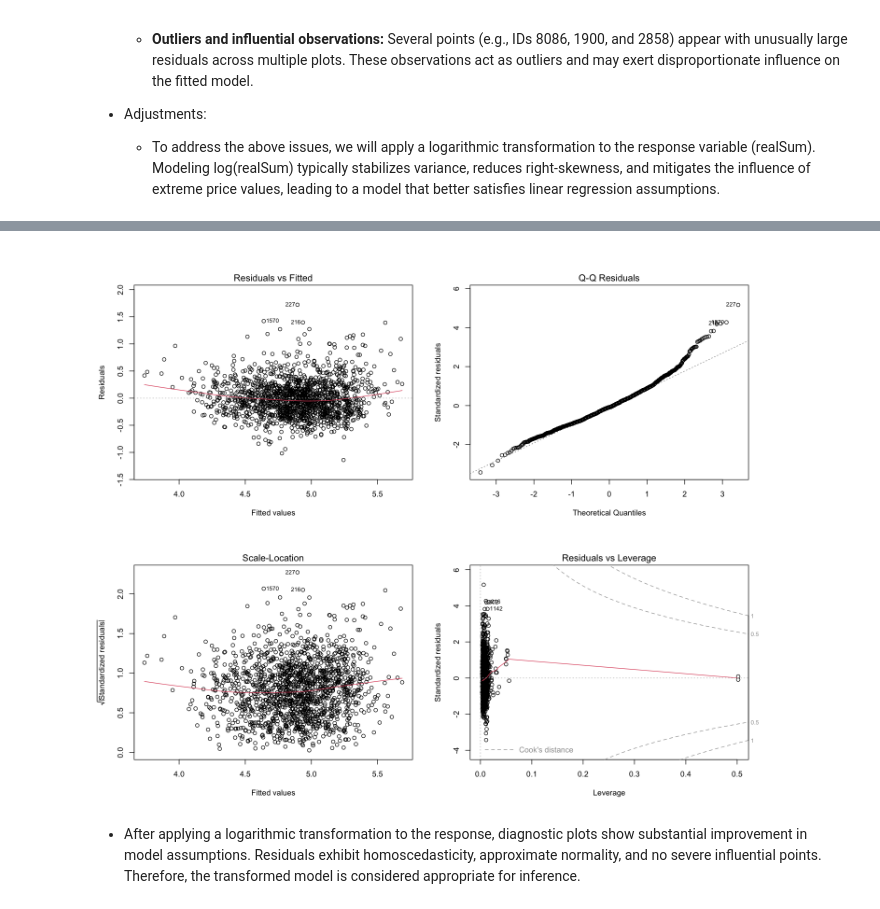
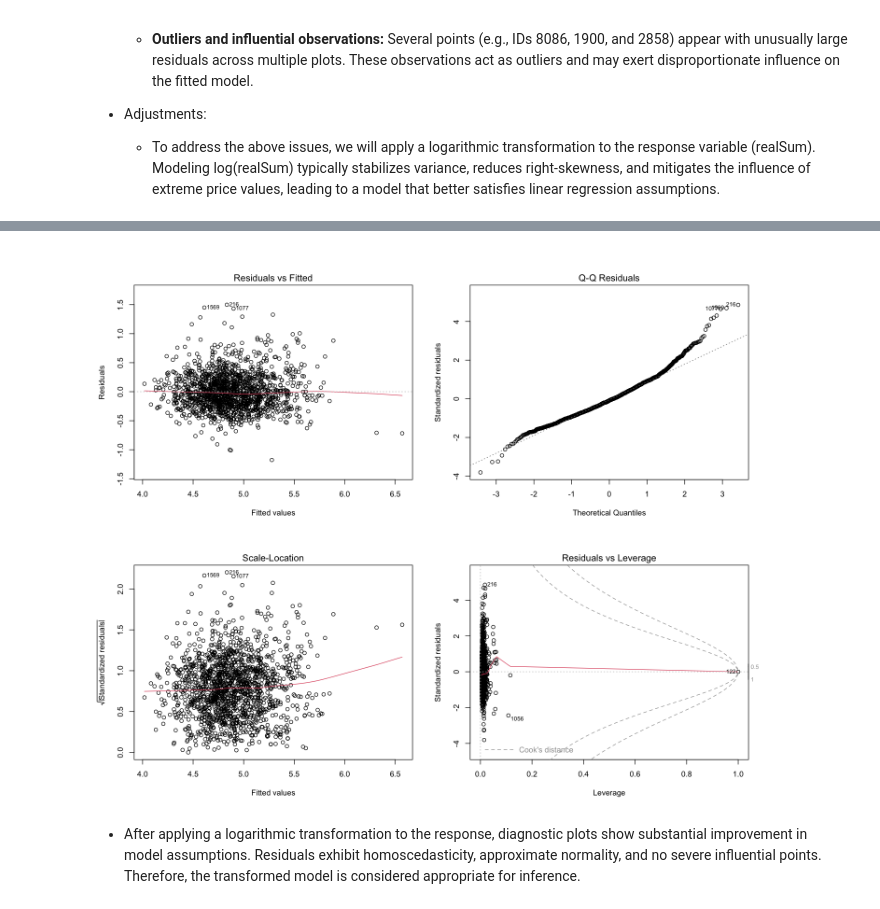
Before and after one commit to XH-DP3/STAT-301-Project-Final-Report---Group-33, a Jupyter notebook: Group 33 Final Report.ipynb, the cells around one changed output, grey strips where cells are left out. Drawn from its saved outputs; the diff is of its cells as text; code cells hidden in the pictures.

Commit message:
Update transformed full model

```diff
--- a/Group 33 Final Report.ipynb
+++ b/Group 33 Final Report.ipynb
@@ -327,7 +327,7 @@ plot(model_full)
     - To address the above issues, we will apply a logarithmic transformation to the response variable (realSum). Modeling log(realSum) typically stabilizes variance, reduces right-skewness, and mitigates the influence of extreme price values, leading to a model that better satisfies linear regression assumptions.
 # %%
 # Apply log transformation to the response variable to address the above issues
-model_full_log <- lm(log(realSum)~ . - room_shared - room_private - attr_index - attr_index_norm - rest_index - rest_index_norm - guest_satisfaction_overall - lng - lat, data = athens_inference)
+model_full_log <- lm(log(realSum)~ . - room_shared - room_private - attr_index - attr_index_norm, data = athens_inference)
 
 # Diagnostic plots for the transformed full model
 par(mfrow = c(2, 2))
@@ -336,4 +340,4 @@ plot(model_full_log)
-[figure, old version]
+[figure, new version]
 # %% [markdown]
 - After applying a logarithmic transformation to the response, diagnostic plots show substantial improvement in model assumptions. Residuals exhibit homoscedasticity, approximate normality, and no severe influential points. Therefore, the transformed model is considered appropriate for inference.
 # %% [markdown]
```
Also changed, not shown: parts of 2 cells of this notebook.
